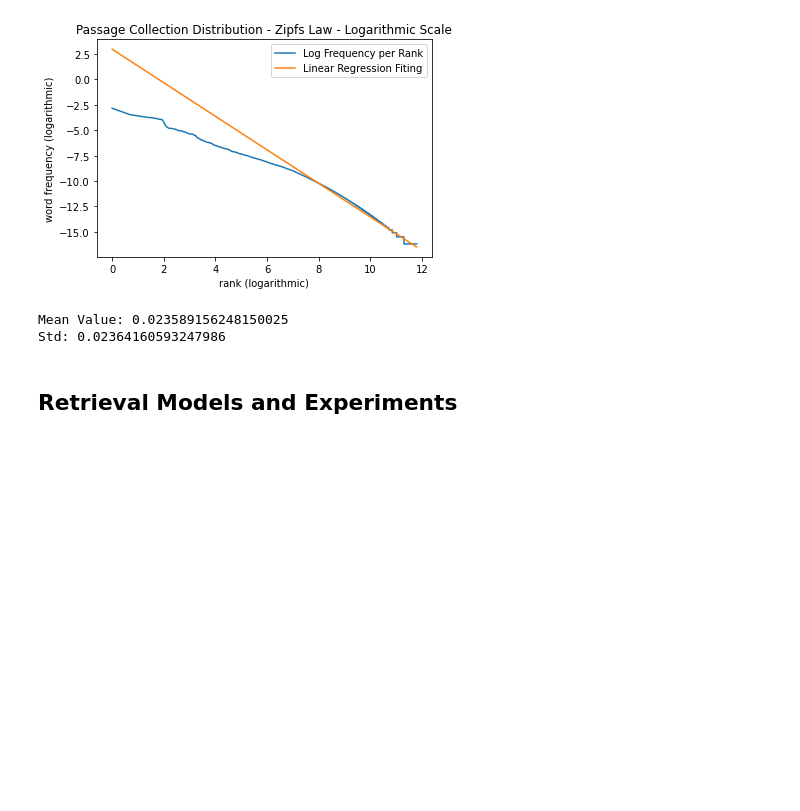
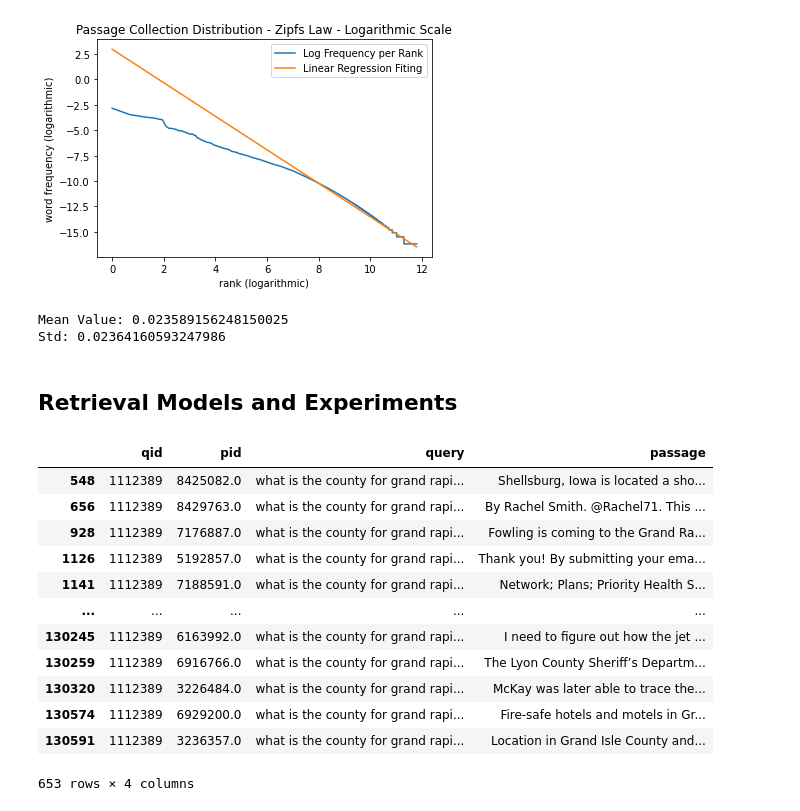
Before and after one commit to apof/Information-Retrieval---Data-Mining-, a Jupyter notebook: Project_1/Experiments.ipynb, the cells around one changed output. Drawn from its saved outputs; the diff is of its cells as text; code cells hidden in the pictures; blank space fills up the shorter version.

```diff
--- a/Project_1/Experiments.ipynb
+++ b/Project_1/Experiments.ipynb
@@ -72,3 +68,19 @@ candidate_passages_top1000_df.head()
 # %%
 ## create dictionaries with the data_given
 query_dict, test_queries_dict, passages_dict, query_passage_dict = Utils.get_dictionaries(candidate_passages_top1000_df,test_queries_df)
+# %%
+candidate_passages_top1000_df.loc[candidate_passages_top1000_df['qid'] == 1112389]
+# %% [output]
+|  | qid | pid | query | passage |
+| 548 | 1112389 | 8425082.0 | what is the county for grand rapi... | Shellsburg, Iowa is located a sho... |
+| 656 | 1112389 | 8429763.0 | what is the county for grand rapi... | By Rachel Smith. @Rachel71. This ... |
+| 928 | 1112389 | 7176887.0 | what is the county for grand rapi... | Fowling is coming to the Grand Ra... |
+| 1126 | 1112389 | 5192857.0 | what is the county for grand rapi... | Thank you! By submitting your ema... |
+| 1141 | 1112389 | 7188591.0 | what is the county for grand rapi... | Network; Plans; Priority Health S... |
+| ... | ... | ... | ... | ... |
+| 130245 | 1112389 | 6163992.0 | what is the county for grand rapi... | I need to figure out how the jet ... |
+| 130259 | 1112389 | 6916766.0 | what is the county for grand rapi... | The Lyon County Sheriff’s Departm... |
+| 130320 | 1112389 | 3226484.0 | what is the county for grand rapi... | McKay was later able to trace the... |
+| 130574 | 1112389 | 6929200.0 | what is the county for grand rapi... | Fire-safe hotels and motels in Gr... |
+| 130591 | 1112389 | 3236357.0 | what is the county for grand rapi... | Location in Grand Isle County and... |
+653 rows × 4 columns
```
Also changed, not shown: parts of 10 cells of this notebook, 3 other files.
